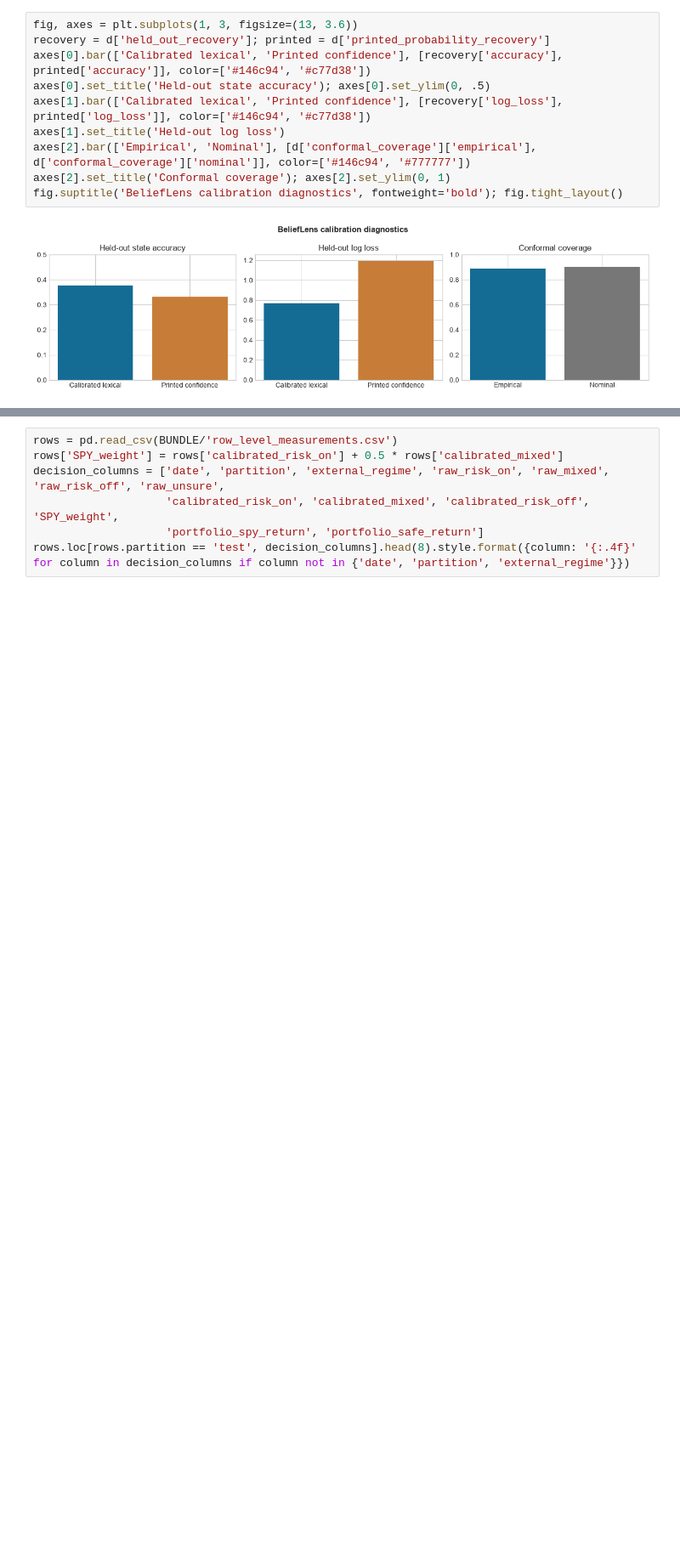
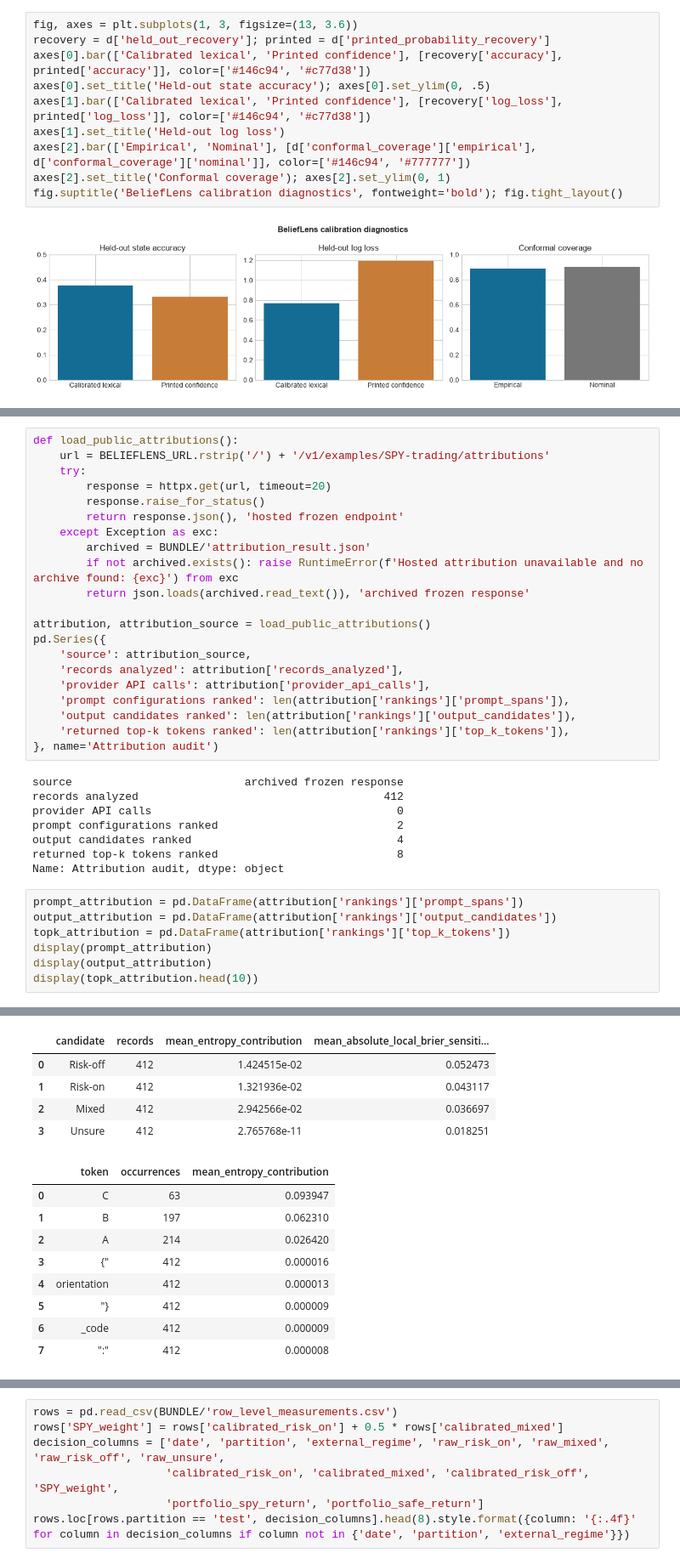
Before and after one commit to mfrdixon/BeliefLens-RSS-Reproducibility, a Jupyter notebook: examples/notebooks/finance/SPY_SGOV_public_reproduction.ipynb, the cells around one changed output, grey strips where cells are left out. Shown at 85% size. Drawn from its saved outputs; the diff is of its cells as text; blank space fills up the shorter version.

```diff
--- a/examples/notebooks/finance/SPY_SGOV_public_reproduction.ipynb
+++ b/examples/notebooks/finance/SPY_SGOV_public_reproduction.ipynb
@@ -141,0 +157,37 @@ fig.suptitle('BeliefLens calibration diagnostics', fontweight='bold'); fig.tight
+# %%
+def load_public_attributions():
+    url = BELIEFLENS_URL.rstrip('/') + '/v1/examples/SPY-trading/attributions'
+    try:
+        response = httpx.get(url, timeout=20)
+        response.raise_for_status()
+        return response.json(), 'hosted frozen endpoint'
+    except Exception as exc:
+        archived = BUNDLE/'attribution_result.json'
+        if not archived.exists(): raise RuntimeError(f'Hosted attribution unavailable and no archive found: {exc}') from exc
+        return json.loads(archived.read_text()), 'archived frozen response'
+
+attribution, attribution_source = load_public_attributions()
+pd.Series({
+    'source': attribution_source,
+    'records analyzed': attribution['records_analyzed'],
+    'provider API calls': attribution['provider_api_calls'],
+    'prompt configurations ranked': len(attribution['rankings']['prompt_spans']),
+    'output candidates ranked': len(attribution['rankings']['output_candidates']),
+    'returned top-k tokens ranked': len(attribution['rankings']['top_k_tokens']),
+}, name='Attribution audit')
+# %% [output]
+source                          archived frozen response
+records analyzed                                     412
+provider API calls                                     0
+prompt configurations ranked                           2
+output candidates ranked                               4
+returned top-k tokens ranked                           8
+Name: Attribution audit, dtype: object
+# %%
+prompt_attribution = pd.DataFrame(attribution['rankings']['prompt_spans'])
+output_attribution = pd.DataFrame(attribution['rankings']['output_candidates'])
+topk_attribution = pd.DataFrame(attribution['rankings']['top_k_tokens'])
+display(prompt_attribution)
+display(output_attribution)
+display(topk_attribution.head(10))
+# %% [output]
@@ -141,0 +197,14 @@ fig.suptitle('BeliefLens calibration diagnostics', fontweight='bold'); fig.tight
+|  | candidate | records | mean_entropy_contribution | mean_absolute_local_brier_sensiti... |
+| 0 | Risk-off | 412 | 1.424515e-02 | 0.052473 |
+| 1 | Risk-on | 412 | 1.321936e-02 | 0.043117 |
+| 2 | Mixed | 412 | 2.942566e-02 | 0.036697 |
+| 3 | Unsure | 412 | 2.765768e-11 | 0.018251 |
+|  | token | occurrences | mean_entropy_contribution |
+| 0 | C | 63 | 0.093947 |
+| 1 | B | 197 | 0.062310 |
+| 2 | A | 214 | 0.026420 |
+| 3 | {" | 412 | 0.000016 |
+| 4 | orientation | 412 | 0.000013 |
+| 5 | "} | 412 | 0.000009 |
+| 6 | _code | 412 | 0.000009 |
+| 7 | ":" | 412 | 0.000008 |
```
Also changed, not shown: parts of 7 cells of this notebook, 4 other files.
